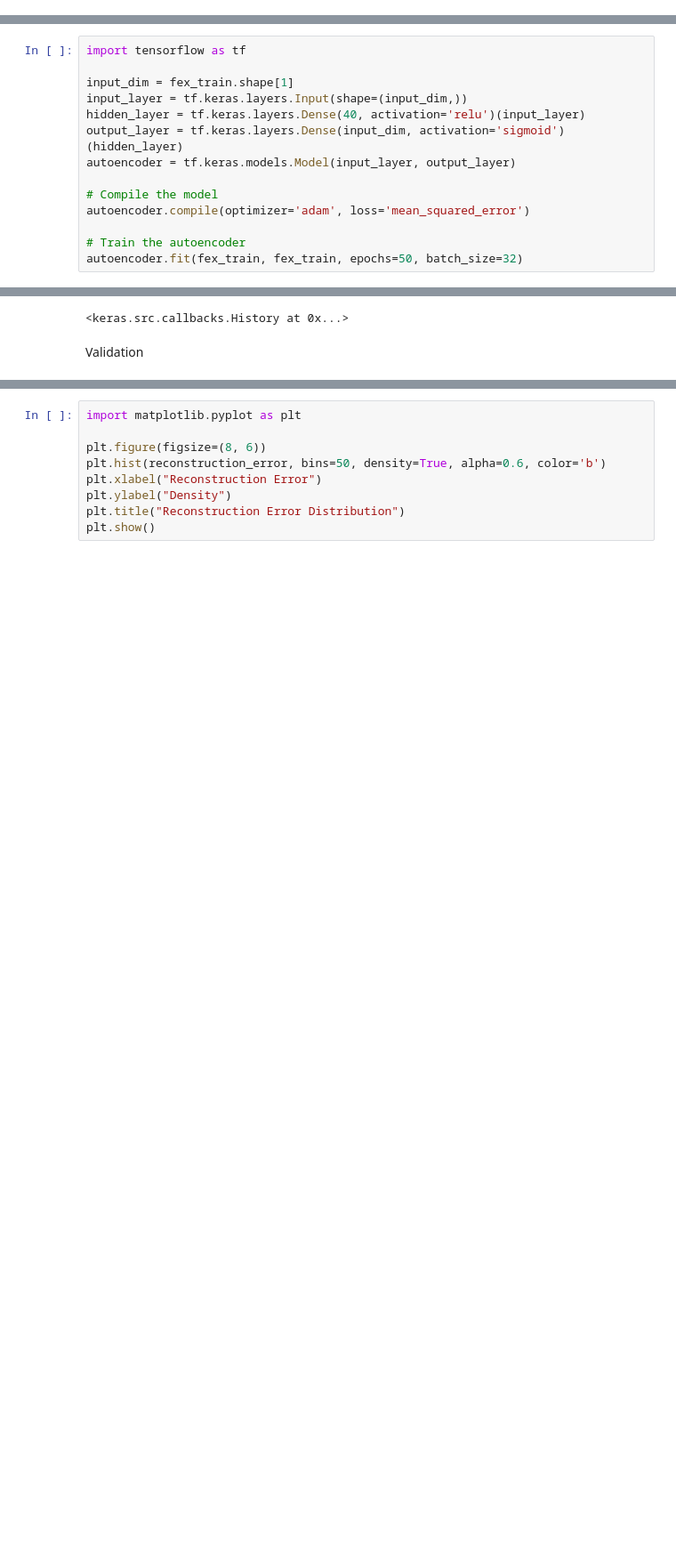
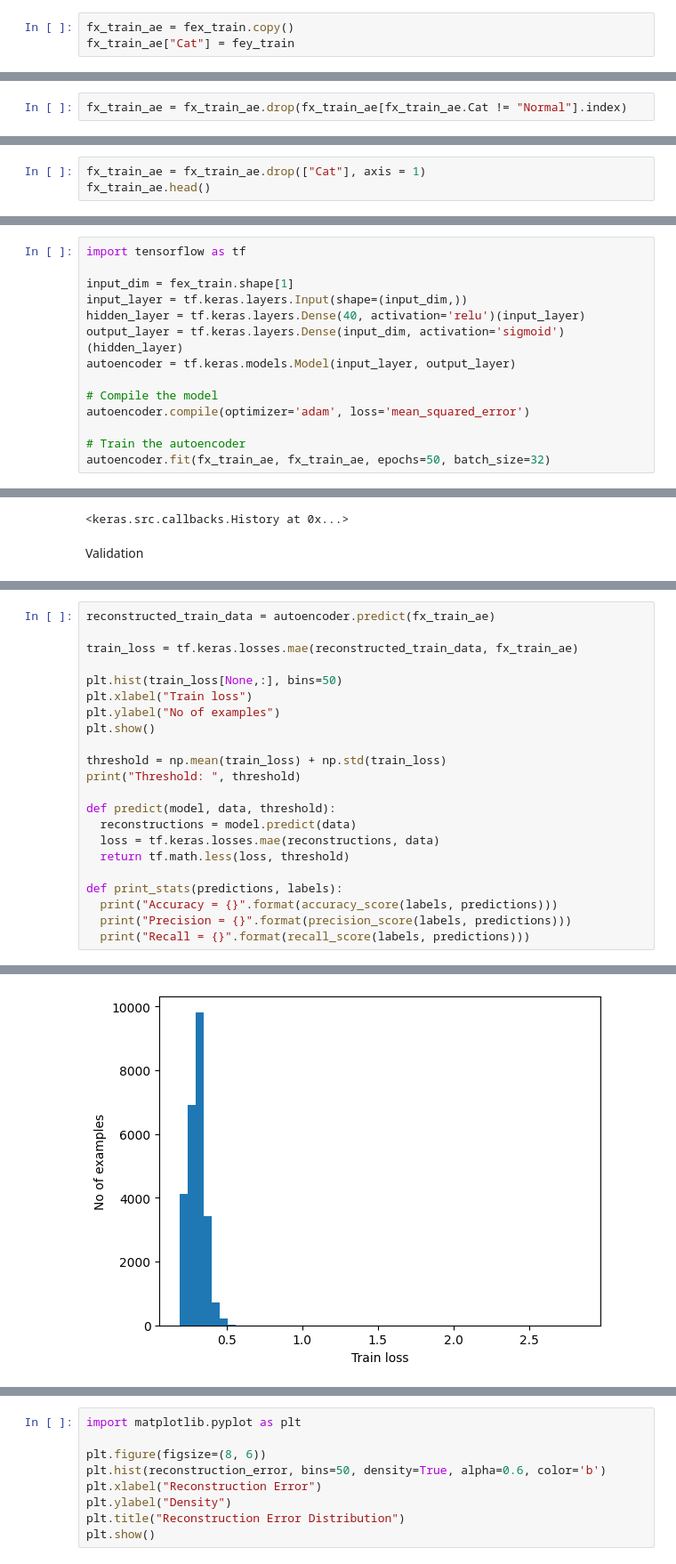
Before and after one commit to VStev/advnet-project, a Jupyter notebook: codes/model-jupyter/model_training.ipynb, the cells around one changed output, grey strips where cells are left out. Shown: that part at 89% size. Cells and saved outputs as stored; diff of their text form; blank space fills up the shorter version.

```diff
--- a/codes/model-jupyter/model_training.ipynb
+++ b/codes/model-jupyter/model_training.ipynb
@@ -125,3 +130,6 @@ def plot_metrics(metrics):
     plt.show()
 # %% [markdown]
 AutoEncoder
+# %%
+fx_train_ae = fex_train.copy()
+fx_train_ae["Cat"] = fey_train
@@ -127,0 +146,2 @@ AutoEncoder
+# %%
+fx_train_ae = fx_train_ae.drop(fx_train_ae[fx_train_ae.Cat != "Normal"].index)
@@ -127,0 +158,3 @@ AutoEncoder
+# %%
+fx_train_ae = fx_train_ae.drop(["Cat"], axis = 1)
+fx_train_ae.head()
@@ -138,5 +185,5 @@ autoencoder = tf.keras.models.Model(input_layer, output_layer)
 autoencoder.compile(optimizer='adam', loss='mean_squared_error')
 
 # Train the autoencoder
-autoencoder.fit(fex_train, fex_train, epochs=50, batch_size=32)
+autoencoder.fit(fx_train_ae, fx_train_ae, epochs=50, batch_size=32)
 # %% [output]
@@ -172,0 +210,23 @@ tf.Tensor([False False False ... False False False], shape=(168862,), dtype=bool
+# %%
+reconstructed_train_data = autoencoder.predict(fx_train_ae)
+
+train_loss = tf.keras.losses.mae(reconstructed_train_data, fx_train_ae)
+
+plt.hist(train_loss[None,:], bins=50)
+plt.xlabel("Train loss")
+plt.ylabel("No of examples")
+plt.show()
+
+threshold = np.mean(train_loss) + np.std(train_loss)
+print("Threshold: ", threshold)
+
+def predict(model, data, threshold):
+  reconstructions = model.predict(data)
+  loss = tf.keras.losses.mae(reconstructions, data)
+  return tf.math.less(loss, threshold)
+
+def print_stats(predictions, labels):
+  print("Accuracy = {}".format(accuracy_score(labels, predictions)))
+  print("Precision = {}".format(precision_score(labels, predictions)))
+  print("Recall = {}".format(recall_score(labels, predictions)))
+# %% [output]
@@ -172,0 +234 @@ tf.Tensor([False False False ... False False False], shape=(168862,), dtype=bool
+[figure, added]
```
Also changed, not shown: parts of 19 cells of this notebook, 1 other file.
